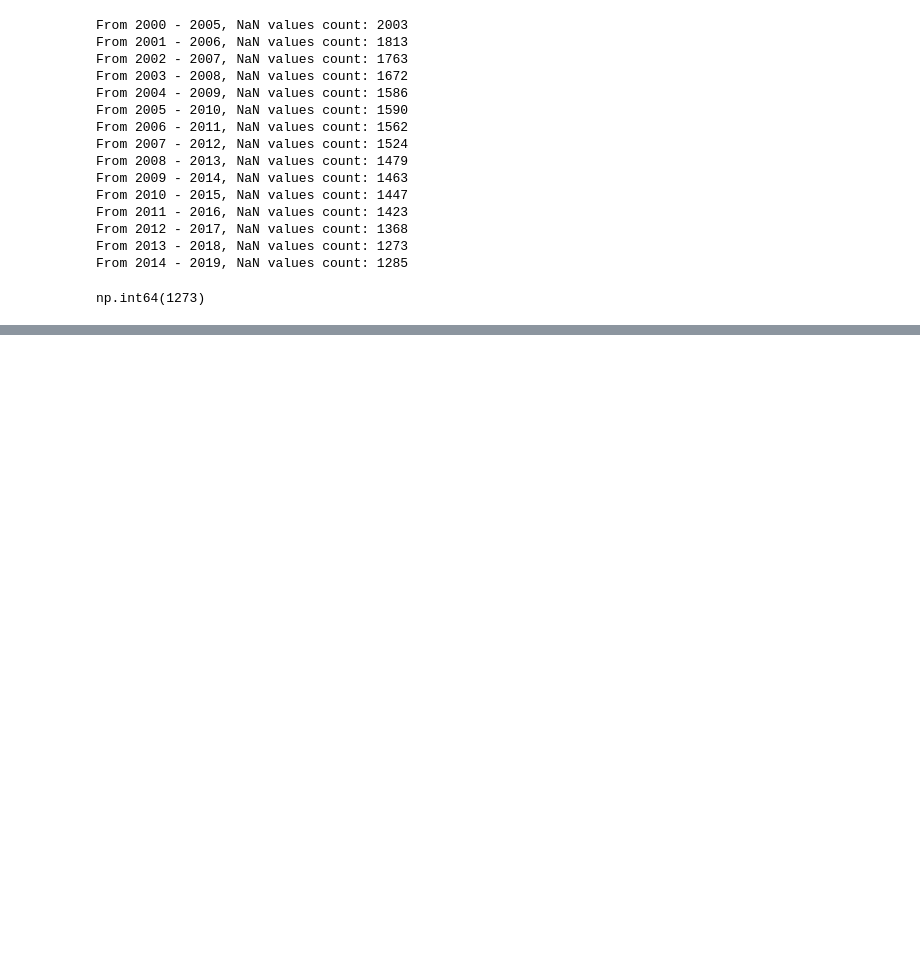
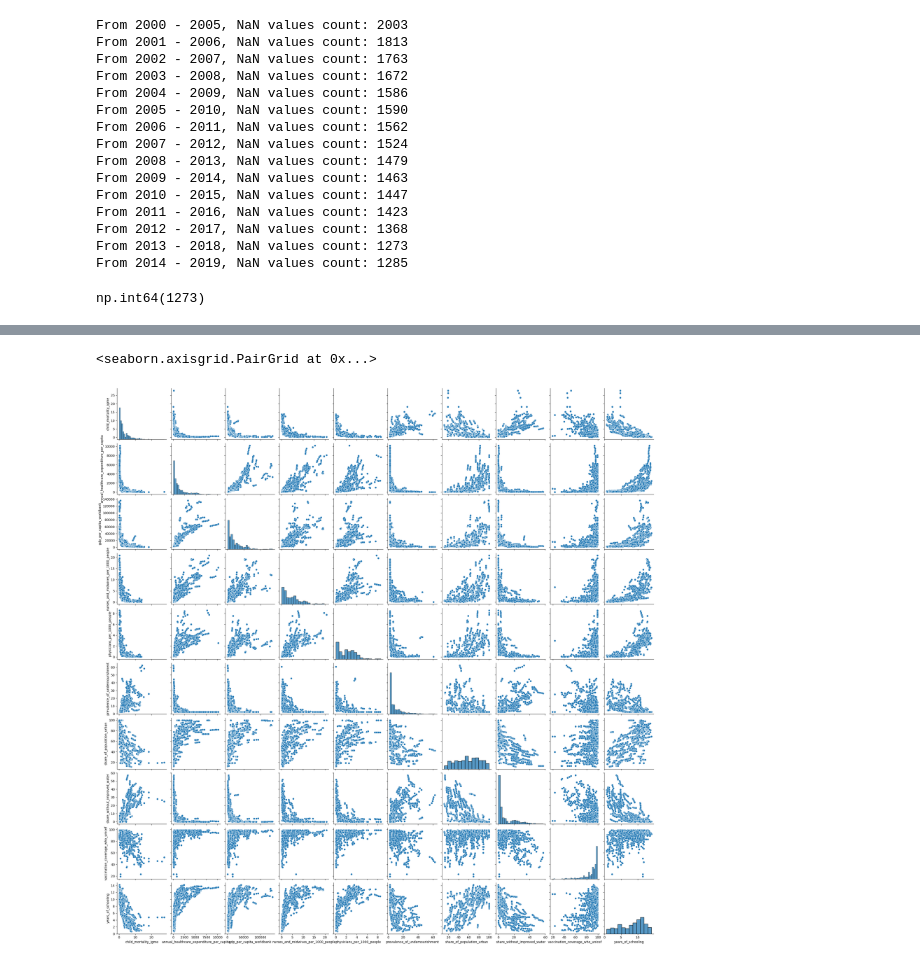
Before and after one commit to HamzahFayad/master_thesis_child_mortality, a Jupyter notebook: 01_notebooks/0_data_overview.ipynb, the cells around one changed output, grey strips where cells are left out. Cells and saved outputs as stored; diff of their text form; code cells hidden in the pictures; blank space fills up the shorter version.

```diff
--- a/01_notebooks/0_data_overview.ipynb
+++ b/01_notebooks/0_data_overview.ipynb
@@ -131,0 +146,6 @@ df_main_period
+# %%
+#pairplot all features + label
+sns.pairplot(df_main_period)
+# %% [output]
+<seaborn.axisgrid.PairGrid at 0x...>
+[figure, added]
```
Also changed, not shown: parts of 9 cells of this notebook, 2 other files.
